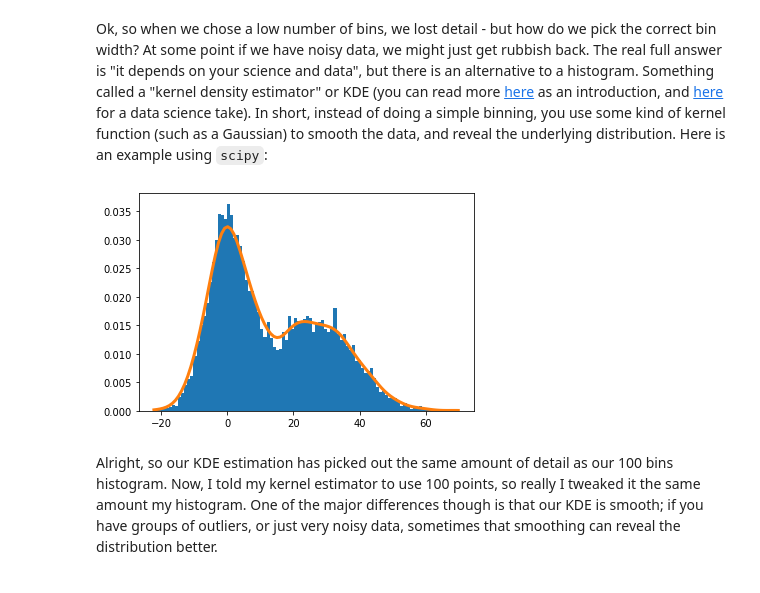
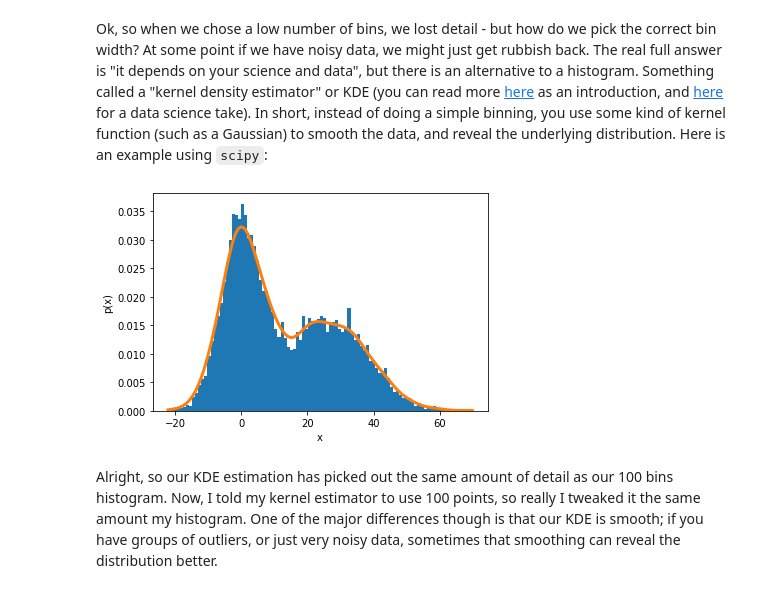
Before and after one commit to JLBLine/KAS2020, a Jupyter notebook: 1.5_Intro_to_Plotting/1.5_Intro_To_Plotting_completed.ipynb, the cells around one changed output. Saved outputs shown, nothing was run; the diff lists cells and outputs as text; code cells hidden in the pictures.

Commit message:
Finish off 1.5_Intro_To_Plotting_completed.ipynb

```diff
--- a/1.5_Intro_to_Plotting/1.5_Intro_To_Plotting_completed.ipynb
+++ b/1.5_Intro_to_Plotting/1.5_Intro_To_Plotting_completed.ipynb
@@ -462,26 +466,29 @@ Ok, so when we chose a low number of bins, we lost detail - but how do we pick t
 # %%
 from scipy.stats import gaussian_kde
 
 ##Sets up a kernel density estimator for this data
 kde = gaussian_kde(data)
 
 ##A range of values we want to estimate our
 ##distribution at - here I just sample between
 ##the maxiumum and minimum values
 est_values = np.linspace(min(data),max(data),100)
 
 ##Use the kde object to estimate at our values
 kde_est = kde.evaluate(est_values)
 
 ##plt a histogram for comparison
 plt.hist(data,100,density=True)
 
 ##plt the kde estimate
 plt.plot(est_values,kde_est,'C1-',linewidth=3.0)
 
+plt.xlabel('x')
+plt.ylabel('p(x)')
+
 plt.show()
 # %% [output]
-[figure, old version]
+[figure, new version]
 # %% [markdown]
 Alright, so our KDE estimation has picked out the same amount of detail as our 100 bins histogram. Now, I told my kernel estimator to use 100 points, so really I tweaked it the same amount my histogram. One of the major differences though is that our KDE is smooth; if you have groups of outliers, or just very noisy data, sometimes that smoothing can reveal the distribution better.
 # %% [markdown]
```
Also changed, not shown: parts of 4 cells of this notebook.
